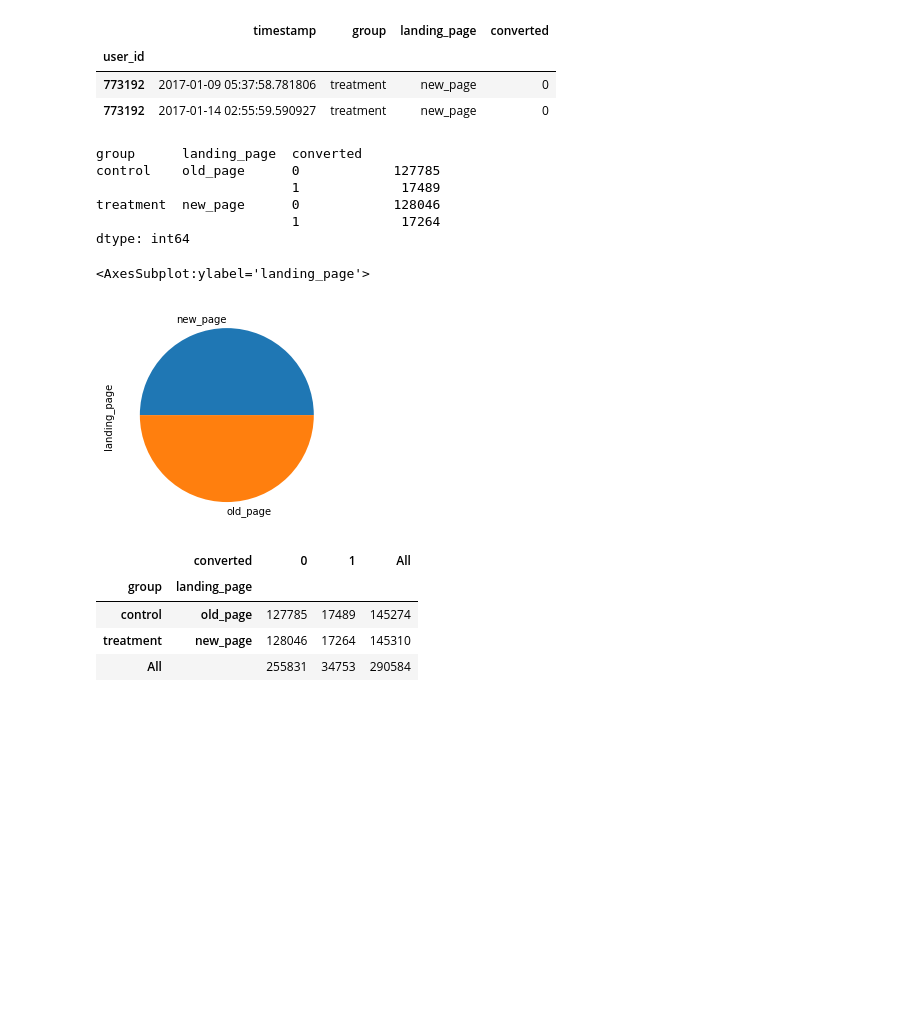
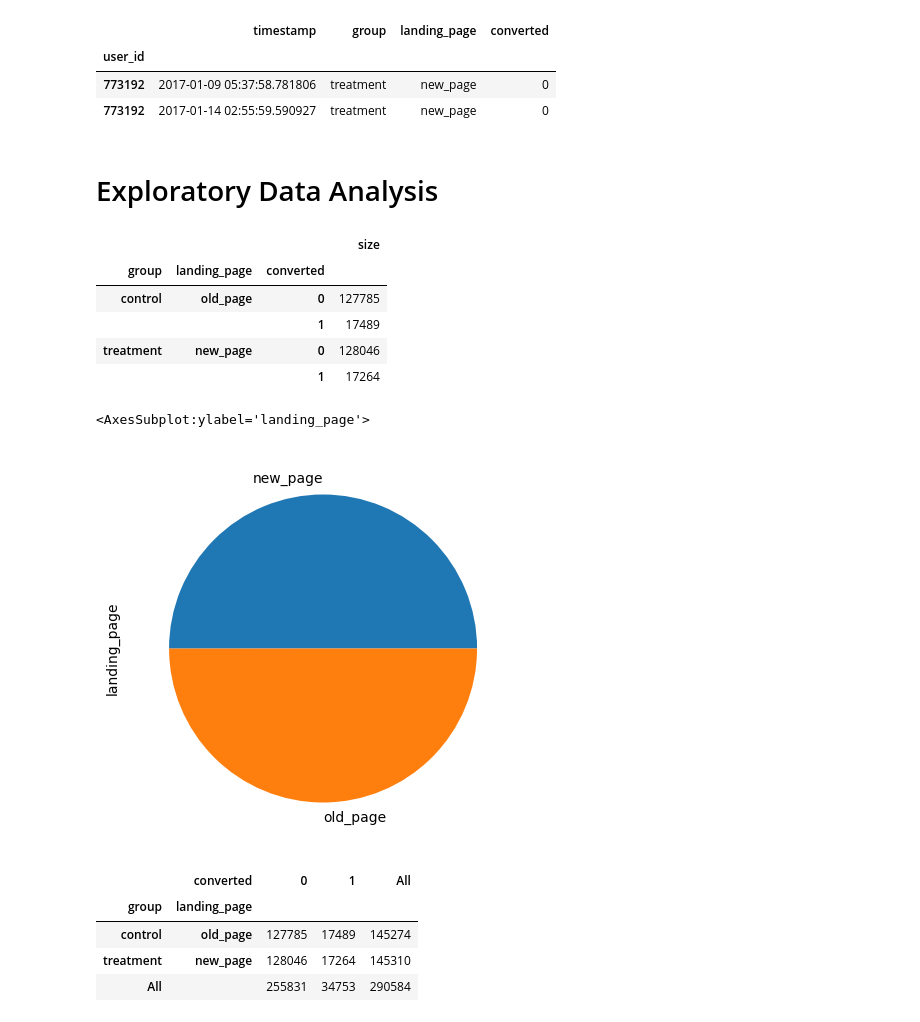
Before and after one commit to anton-fedarenka/AB-testing, a Jupyter notebook: ab_test.ipynb, the cells around one changed output. Cells and saved outputs as stored; diff of their text form; code cells hidden in the pictures; blank space fills up the shorter version.

```diff
--- a/ab_test.ipynb
+++ b/ab_test.ipynb
@@ -112,20 +105,22 @@ df_clean[df_clean.index.duplicated(keep=False)]
 
 df_clean.reset_index(inplace=True)
 df_clean.drop_duplicates(subset=['user_id'],keep='first',inplace=True)
+# %% [markdown]
+# Exploratory Data Analysis
 # %%
-df_clean.groupby(['group','landing_page','converted']).size()
+df_clean.groupby(['group','landing_page','converted']).size().to_frame(name='size')
 # %% [output]
-group      landing_page  converted
-control    old_page      0            127785
-                         1             17489
-treatment  new_page      0            128046
-                         1             17264
-dtype: int64
+|  |  |  | size |
+| group | landing_page | converted |  |
+| control | old_page | 0 | 127785 |
+|  |  | 1 | 17489 |
+| treatment | new_page | 0 | 128046 |
+|  |  | 1 | 17264 |
 # %%
-df_clean.landing_page.value_counts().plot.pie()
+df_clean.landing_page.value_counts().plot.pie(figsize=(10,5))
 # %% [output]
 <AxesSubplot:ylabel='landing_page'>
-[figure, old version]
+[figure, new version]
 # %%
 ''' Cross table'''
 pd.crosstab([df_clean.group,df_clean.landing_page],df_clean.converted,margins=True)
```
Also changed, not shown: parts of 19 cells of this notebook, 1 other file.
